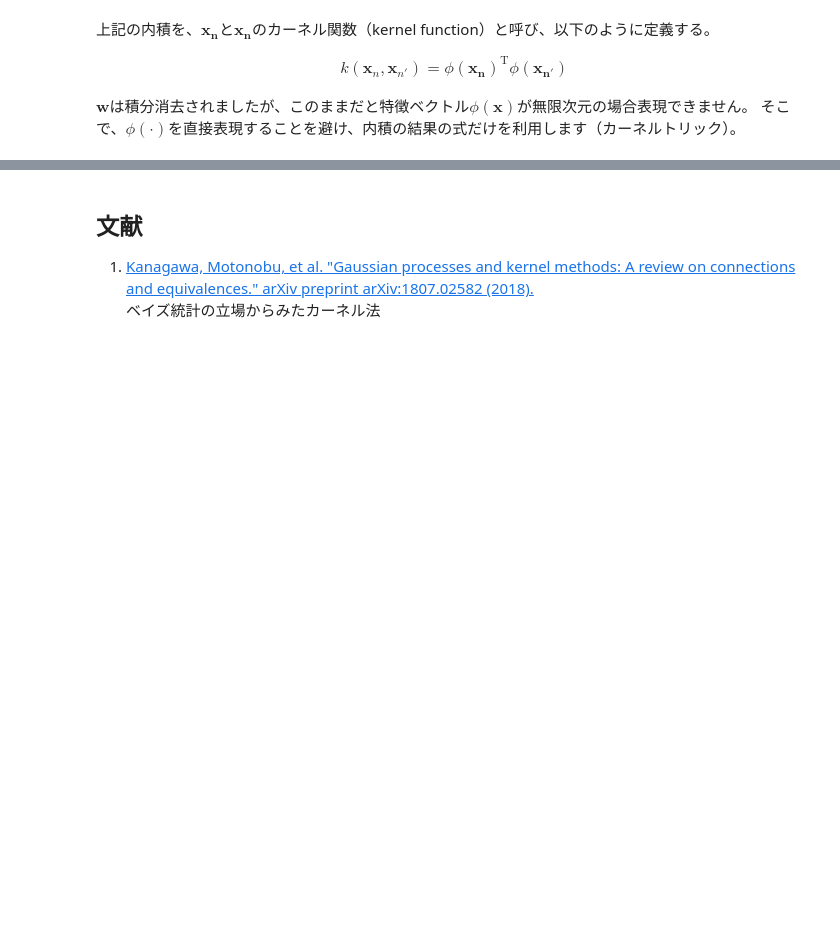
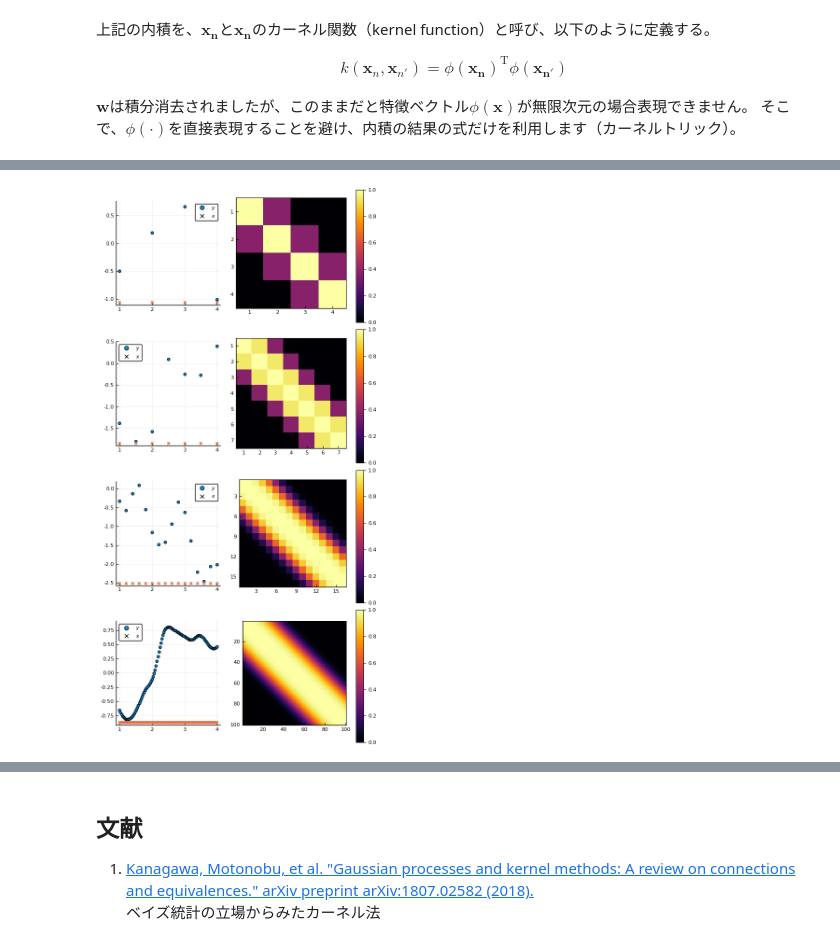
Before and after one commit to sunbluesome/sunbluesome.github.io, a Jupyter notebook: GaussianProcess/chap3.ipynb, the cells around one changed output, grey strips where cells are left out. Cells and saved outputs as stored; diff of their text form; code cells hidden in the pictures; blank space fills up the shorter version.

```diff
--- a/GaussianProcess/chap3.ipynb
+++ b/GaussianProcess/chap3.ipynb
@@ -86,0 +166,33 @@ $\boldsymbol{w}$は積分消去されましたが、このままだと特徴ベ
+# %%
+using Plots
+pyplot()
+using Plots.PlotMeasures
+using LaTeXStrings
+
+θ₁=1
+θ₂=1
+kernel(x₁, x₂) = kernel_rbf(x₁, x₂, [θ₁, θ₂])
+
+num_samples=[4,7,16,100]
+P = []
+for i=num_samples
+    x = collect(range(1,stop=4,length=i))
+    K = collect(Hermitian(kernel_matrix(x, kernel)))
+    y = gp(x, kernel)
+
+
+    xlim = (minimum(x)-0.1, maximum(x)+0.1)
+    ylim = (minimum(y)-0.1, maximum(y)+0.1)
+    diff_x = xlim[2]-xlim[1]
+    diff_y = ylim[2]-ylim[1]
+    aspect_ratio = diff_x/diff_y
+    plot(x, y, st=:scatter, label=L"$y$")
+    p1 = plot!(x, zero(x).+minimum(y).-0.05, marker=:x, st=:scatter, aspect_ratio=aspect_ratio,
+        xlim=xlim, ylim=ylim, legend=:best, label=L"$x$")
+    p2 = heatmap(K, aspect_ratio=1, yflip=true, grid=false, border=nothing,
+        xlim=(0.5, size(K)[2]+0.5), ylim=(0.5, size(K)[1]+0.5))
+    push!(P, p1, p2)
+end
+plot(P..., size=(600,300*length(num_samples)), margin=3mm, layout=(length(num_samples),2))
+# %% [output]
+[figure, added]
```
Also changed, not shown: parts of 20 cells of this notebook.
